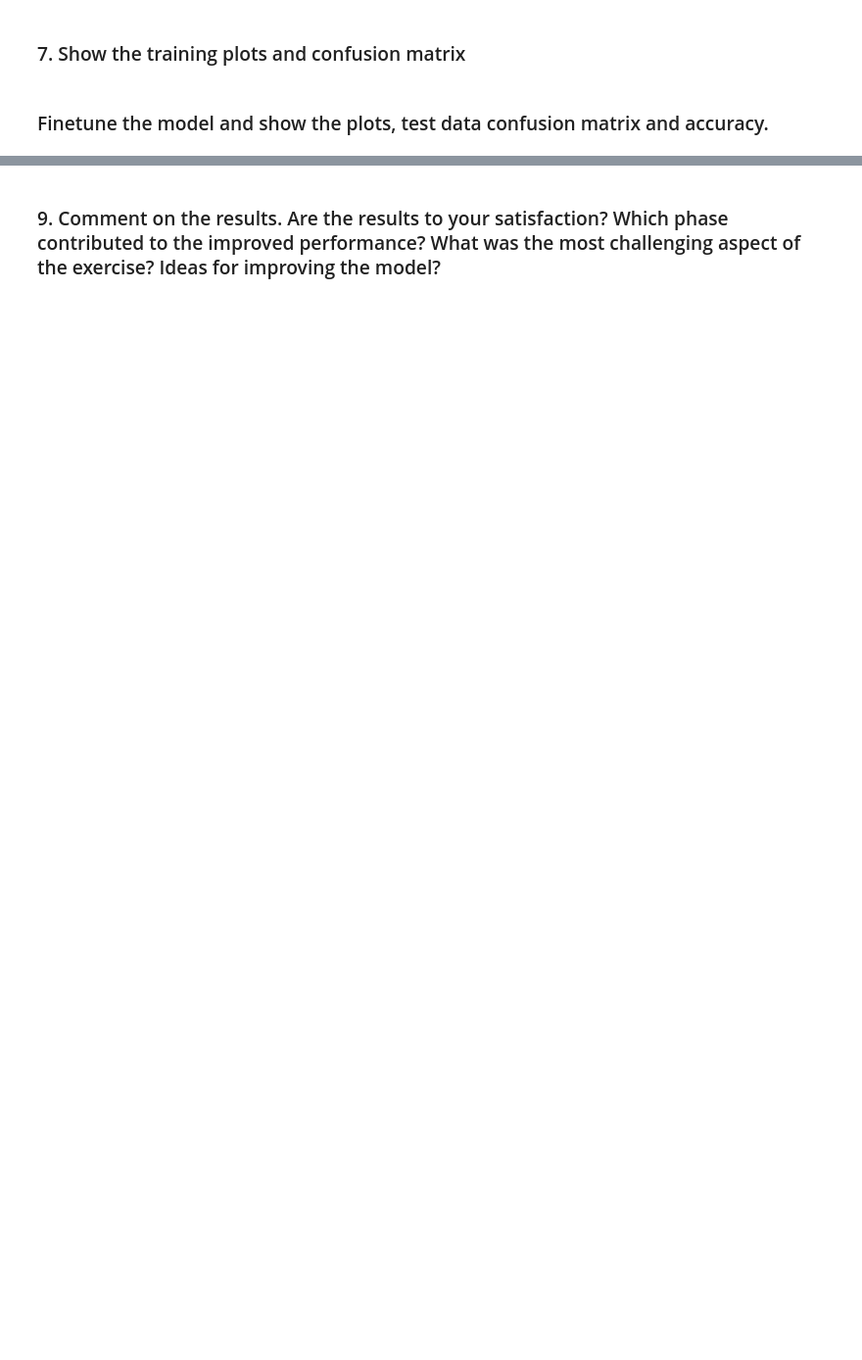
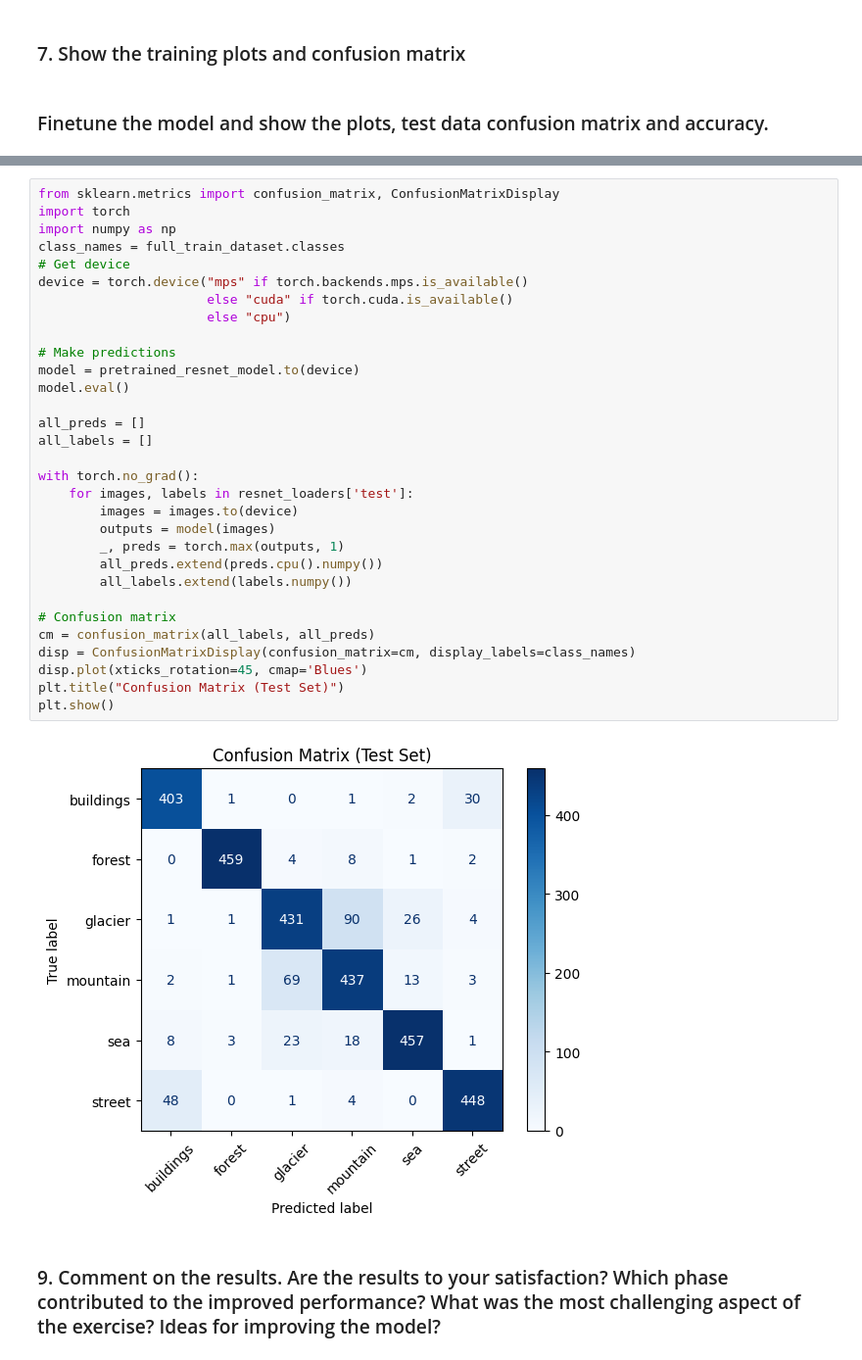
Before and after one commit to harrysinghdk/applied-ai, a Jupyter notebook: exercise 4/Convolutional_networks.ipynb, the cells around one changed output, grey strips where cells are left out. Shown: that part at 98% size. Drawn from its saved outputs; the diff is of its cells as text; blank space fills up the shorter version.

```diff
--- a/exercise 4/Convolutional_networks.ipynb
+++ b/exercise 4/Convolutional_networks.ipynb
@@ -536,2 +577,35 @@ Using device: mps
+# %%
+from sklearn.metrics import confusion_matrix, ConfusionMatrixDisplay
+import torch
+import numpy as np
+class_names = full_train_dataset.classes
+# Get device
+device = torch.device("mps" if torch.backends.mps.is_available()
+                      else "cuda" if torch.cuda.is_available()
+                      else "cpu")
+
+# Make predictions
+model = pretrained_resnet_model.to(device)
+model.eval()
+
+all_preds = []
+all_labels = []
+
+with torch.no_grad():
+    for images, labels in resnet_loaders['test']:
+        images = images.to(device)
+        outputs = model(images)
+        _, preds = torch.max(outputs, 1)
+        all_preds.extend(preds.cpu().numpy())
+        all_labels.extend(labels.numpy())
+
+# Confusion matrix
+cm = confusion_matrix(all_labels, all_preds)
+disp = ConfusionMatrixDisplay(confusion_matrix=cm, display_labels=class_names)
+disp.plot(xticks_rotation=45, cmap='Blues')
+plt.title("Confusion Matrix (Test Set)")
+plt.show()
+# %% [output]
+[figure, added]
 # %% [markdown]
 ### 9. Comment on the results. Are the results to your satisfaction? Which phase contributed to the improved performance? What was the most challenging aspect of the exercise? Ideas for improving the model?
```
Also changed, not shown: parts of 3 cells of this notebook, 1 other file.
